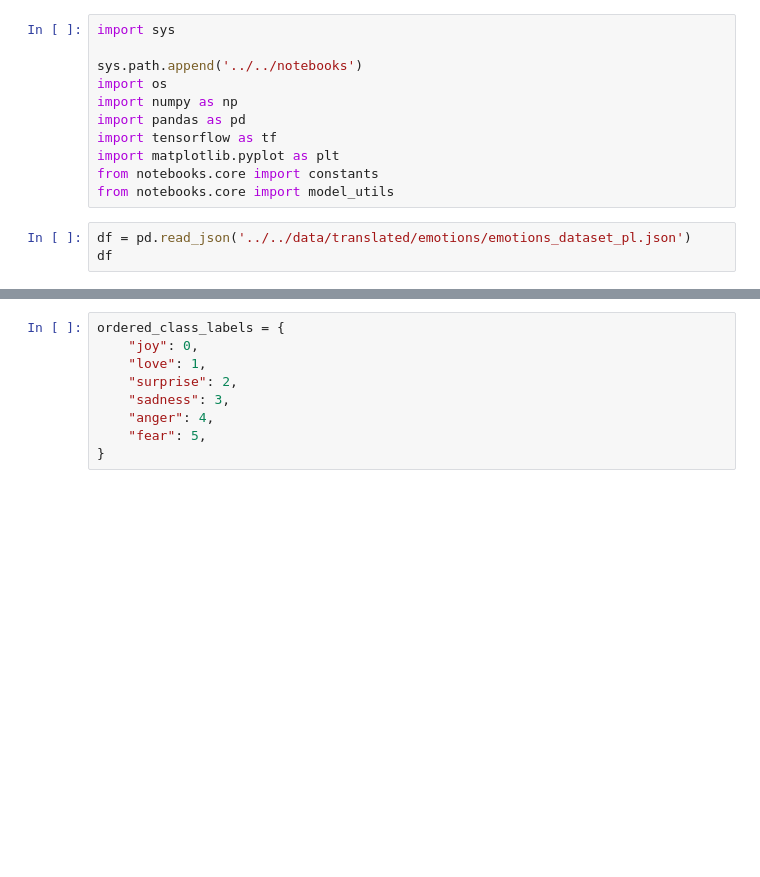
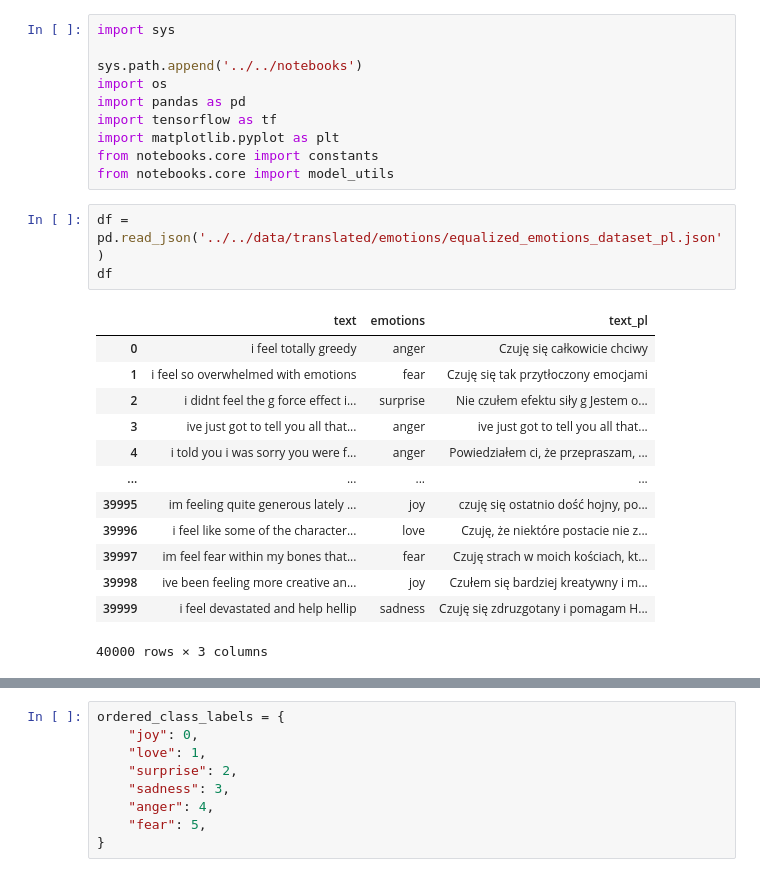
Before and after one commit to arsemi337/nlp-models, a Jupyter notebook: notebooks/emotions/emotions_pl_bert.ipynb, the cells around one changed output, grey strips where cells are left out. Saved outputs shown, nothing was run; the diff lists cells and outputs as text; blank space fills up the shorter version.

```diff
--- a/notebooks/emotions/emotions_pl_bert.ipynb
+++ b/notebooks/emotions/emotions_pl_bert.ipynb
@@ -3,15 +3,28 @@ import sys
 
 sys.path.append('../../notebooks')
 import os
-import numpy as np
 import pandas as pd
 import tensorflow as tf
 import matplotlib.pyplot as plt
 from notebooks.core import constants
 from notebooks.core import model_utils
 # %%
-df = pd.read_json('../../data/translated/emotions/emotions_dataset_pl.json')
+df = pd.read_json('../../data/translated/emotions/equalized_emotions_dataset_pl.json')
 df
+# %% [output]
+|  | text | emotions | text_pl |
+| 0 | i feel totally greedy | anger | Czuję się całkowicie chciwy |
+| 1 | i feel so overwhelmed with emotions | fear | Czuję się tak przytłoczony emocjami |
+| 2 | i didnt feel the g force effect i... | surprise | Nie czułem efektu siły g Jestem o... |
+| 3 | ive just got to tell you all that... | anger | ive just got to tell you all that... |
+| 4 | i told you i was sorry you were f... | anger | Powiedziałem ci, że przepraszam, ... |
+| ... | ... | ... | ... |
+| 39995 | im feeling quite generous lately ... | joy | czuję się ostatnio dość hojny, po... |
+| 39996 | i feel like some of the character... | love | Czuję, że niektóre postacie nie z... |
+| 39997 | im feel fear within my bones that... | fear | Czuję strach w moich kościach, kt... |
+| 39998 | ive been feeling more creative an... | joy | Czułem się bardziej kreatywny i m... |
+| 39999 | i feel devastated and help hellip | sadness | Czuję się zdruzgotany i pomagam H... |
+40000 rows × 3 columns
 # %%
 df = df.drop(columns=['text'])
 df
```
Also changed, not shown: parts of 28 cells of this notebook, 5 other files.
